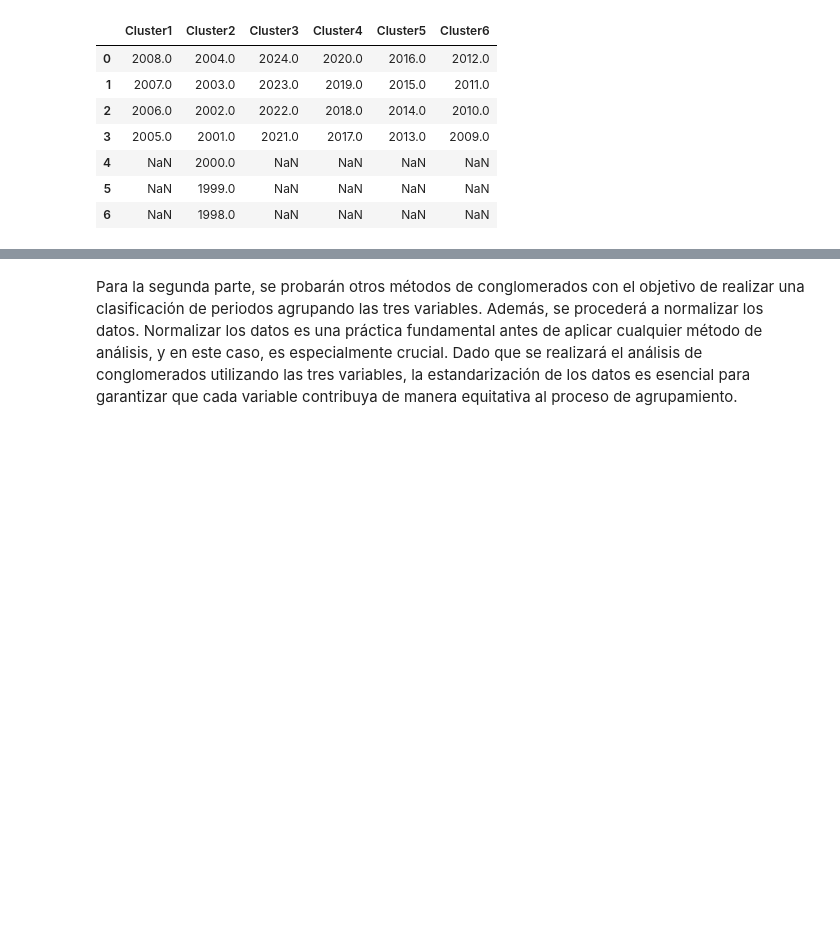
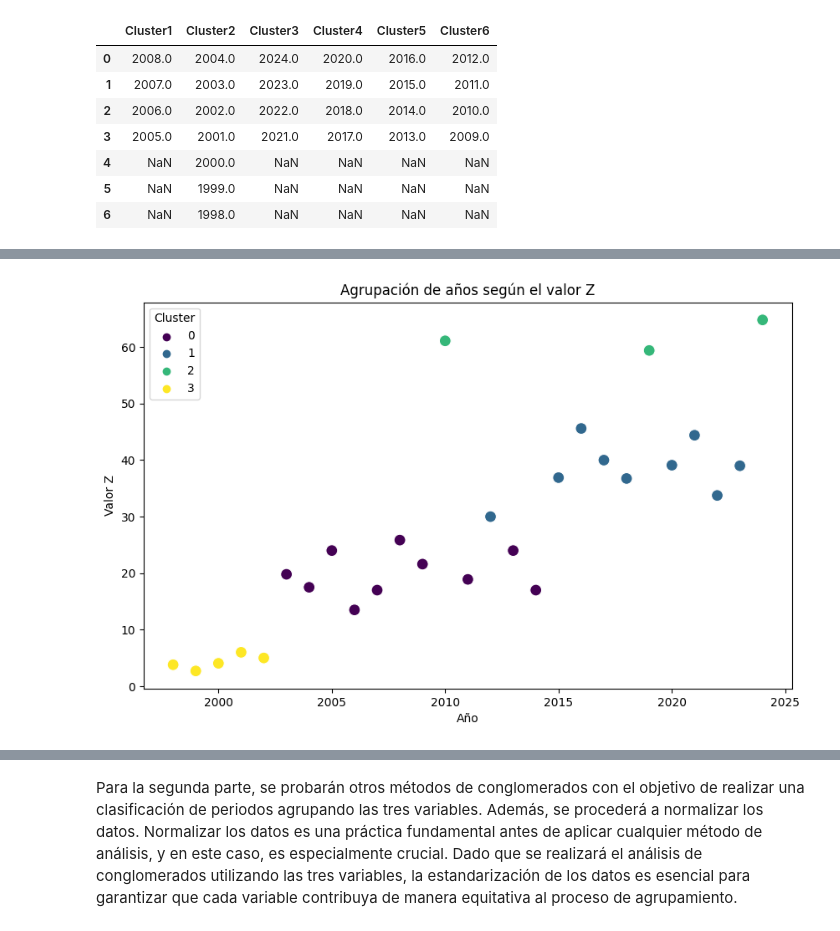
Before and after one commit to ariasdicas/analytics-ICC, a Jupyter notebook: scripts/procesamiento_data_periodos_analogos_junio_ICC.ipynb, the cells around one changed output, grey strips where cells are left out. Drawn from its saved outputs; the diff is of its cells as text; code cells hidden in the pictures; blank space fills up the shorter version.

```diff
--- a/scripts/procesamiento_data_periodos_analogos_junio_ICC.ipynb
+++ b/scripts/procesamiento_data_periodos_analogos_junio_ICC.ipynb
@@ -829,0 +974,18 @@ final_clusters
+# %%
+# Supongamos que el método del codo sugiere 3 clusters
+kmeans = KMeans(n_clusters=4)
+df_combined['Cluster'] = kmeans.fit_predict(df_combined[['Z']])
+# %%
+# Ordenar los datos para facilitar la visualización
+df_sorted =df_combined.sort_values('Z')
+
+# Visualizar los clusters
+plt.figure(figsize=(10, 6))
+sns.scatterplot(x='Año', y='Z', hue='Cluster', data=df_sorted, palette='viridis', s=100)
+plt.title('Agrupación de años según el valor Z')
+plt.xlabel('Año')
+plt.ylabel('Valor Z')
+plt.legend(title='Cluster')
+plt.show()
+# %% [output]
+[figure, added]
```
Also changed, not shown: parts of 15 cells of this notebook.
